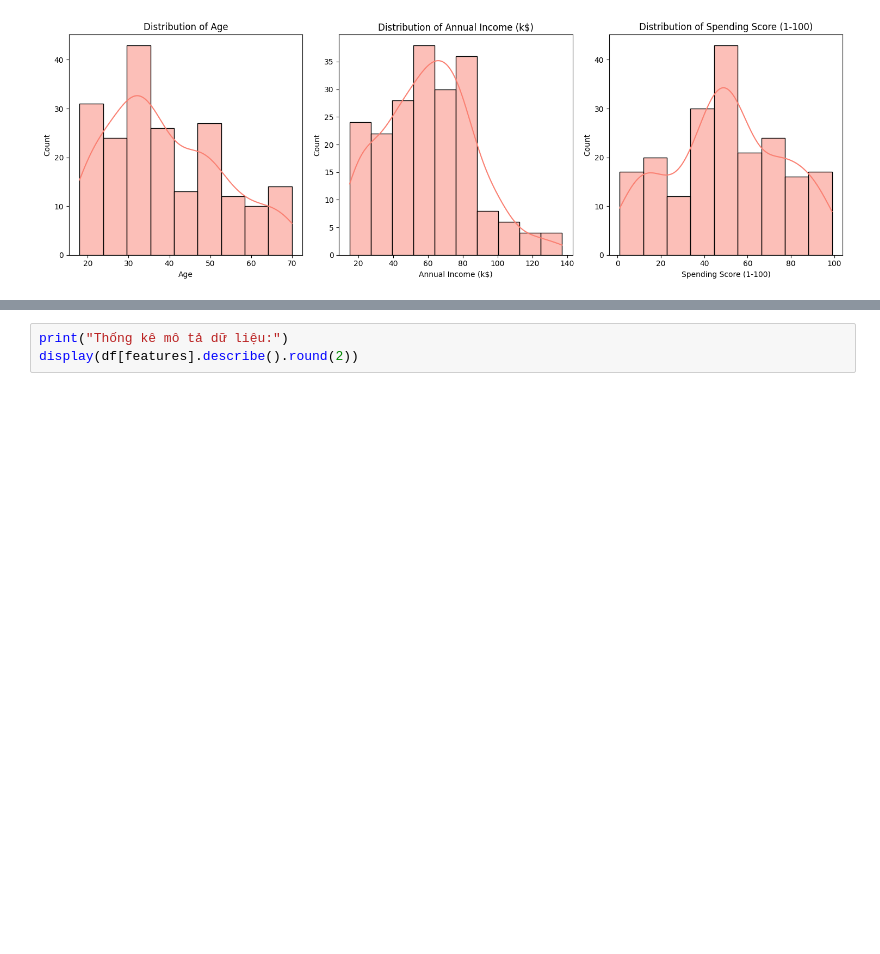
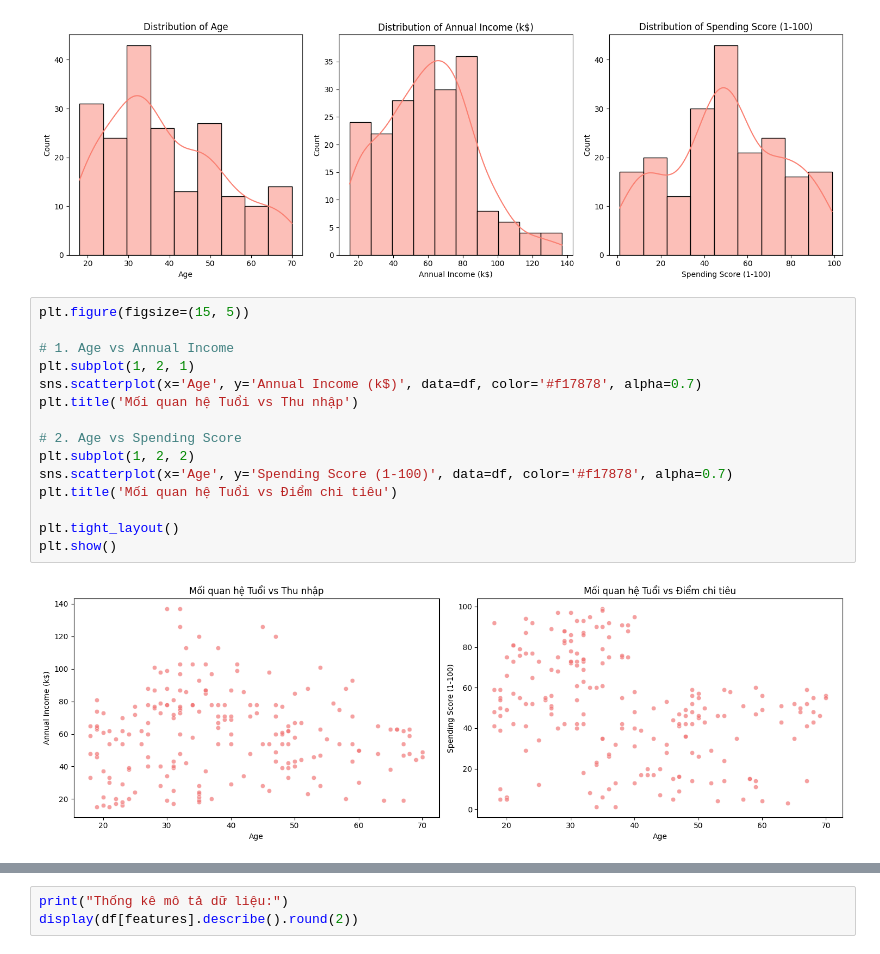
Before and after one commit to KhanhNguyen171/EL_3, a Jupyter notebook: model_v2.ipynb, the cells around one changed output, grey strips where cells are left out. Drawn from its saved outputs; the diff is of its cells as text; blank space fills up the shorter version.

```diff
--- a/model_v2.ipynb
+++ b/model_v2.ipynb
@@ -64,3 +64,20 @@ plt.tight_layout()
 plt.show()
 # %% [output]
 [figure]
+# %%
+plt.figure(figsize=(15, 5))
+
+# 1. Age vs Annual Income
+plt.subplot(1, 2, 1)
+sns.scatterplot(x='Age', y='Annual Income (k$)', data=df, color='#f17878', alpha=0.7)
+plt.title('Mối quan hệ Tuổi vs Thu nhập')
+
+# 2. Age vs Spending Score
+plt.subplot(1, 2, 2)
+sns.scatterplot(x='Age', y='Spending Score (1-100)', data=df, color='#f17878', alpha=0.7)
+plt.title('Mối quan hệ Tuổi vs Điểm chi tiêu')
+
+plt.tight_layout()
+plt.show()
+# %% [output]
+[figure, added]
```
Also changed, not shown: parts of 7 cells of this notebook.
